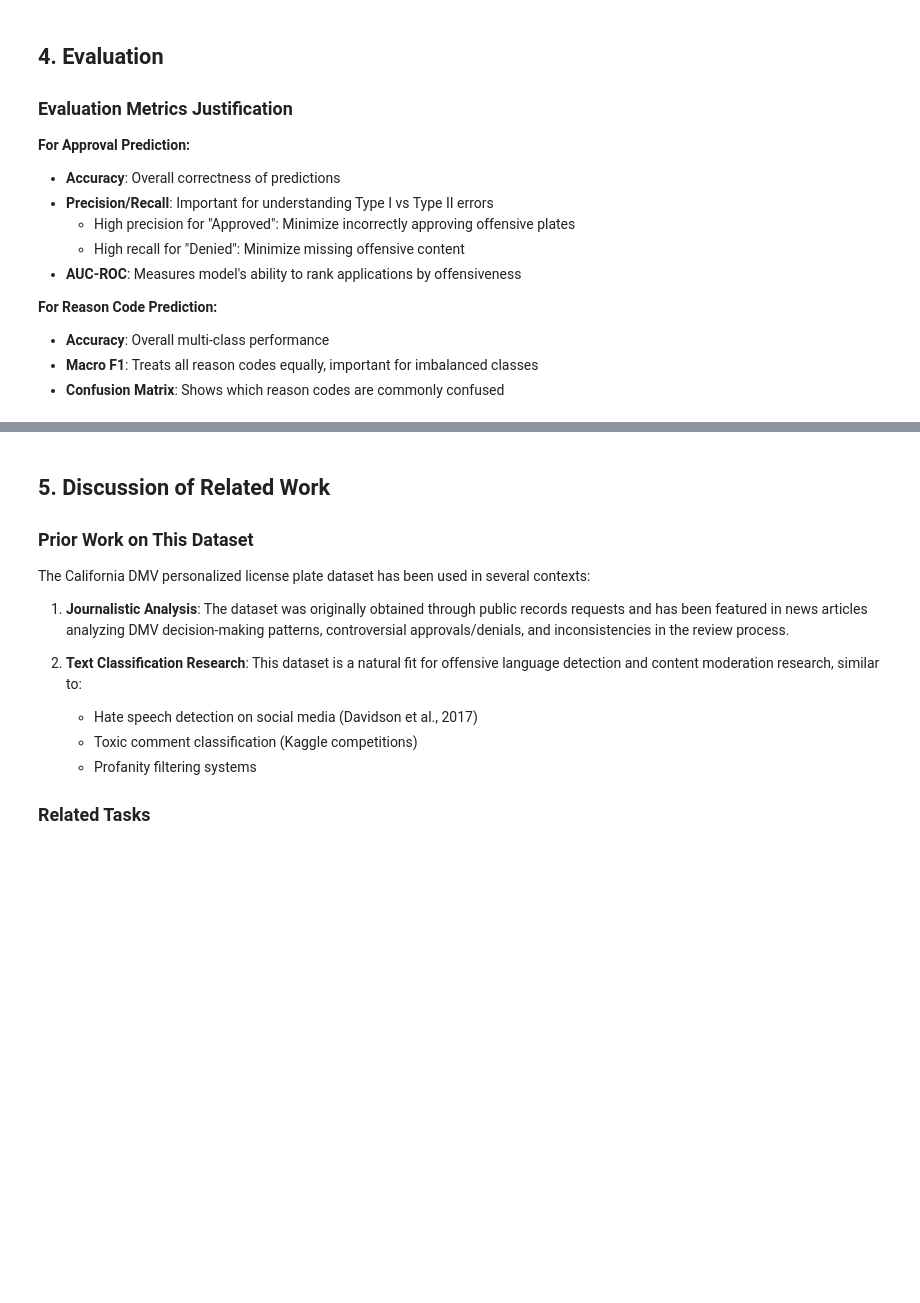
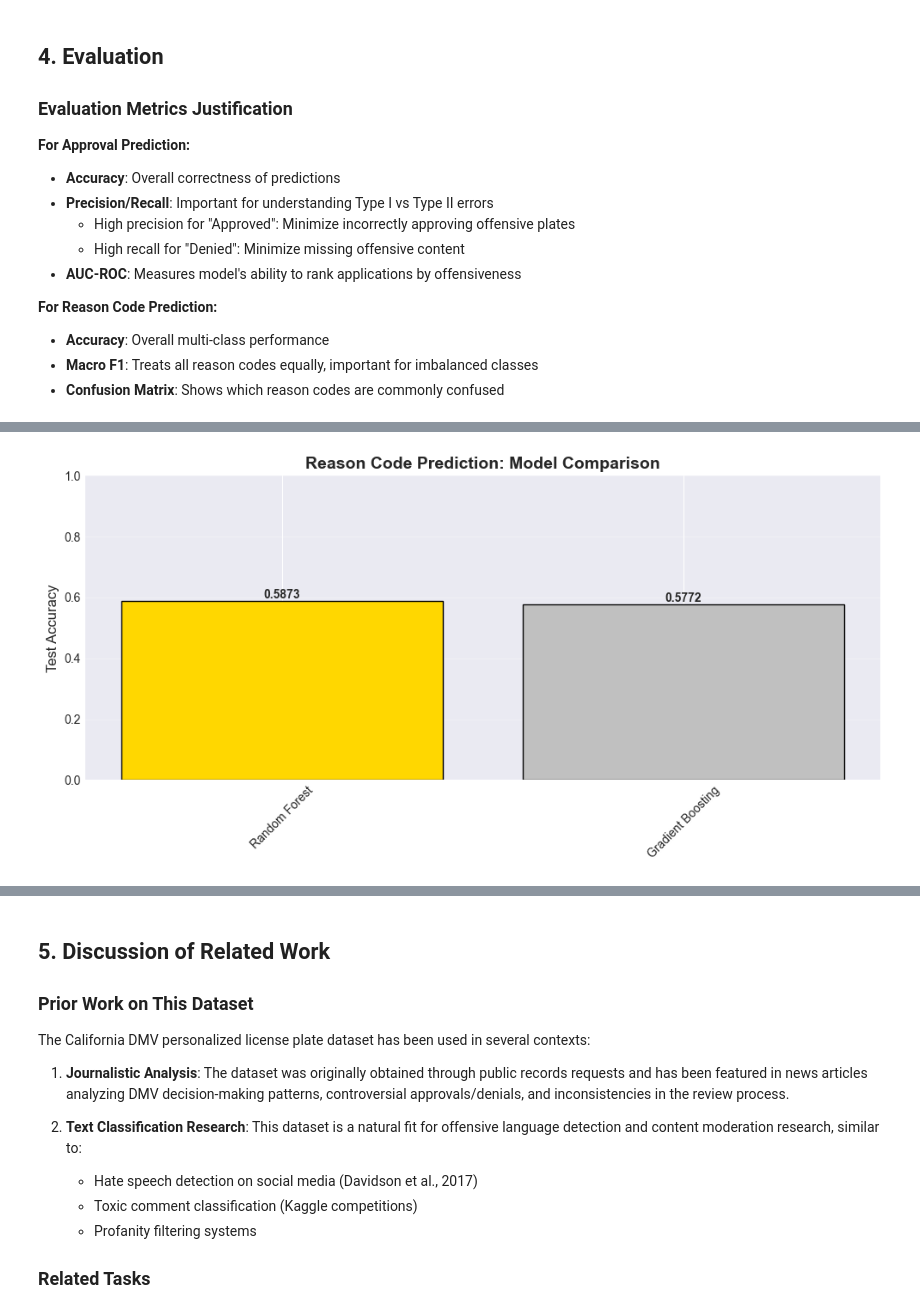
Before and after one commit to eholguin1/CSE-158, a Jupyter notebook: assignment2_notebook.ipynb, the cells around one changed output, grey strips where cells are left out. Drawn from its saved outputs; the diff is of its cells as text; code cells hidden in the pictures; blank space fills up the shorter version.

```diff
--- a/assignment2_notebook.ipynb
+++ b/assignment2_notebook.ipynb
@@ -590,7 +710,7 @@ print("BASELINE 2: LOGISTIC REGRESSION")
 print("=" * 60)
 
 # Train logistic regression
-lr_model = LogisticRegression(max_iter=1000, random_state=42, C=1.0)
+lr_model = LogisticRegression(max_iter=1000, random_state=42, C=1.0, class_weight="balanced")
 lr_model.fit(X_train, y_train)
 
 # Predictions
@@ -641,7 +761,7 @@ print("MODEL 3: RANDOM FOREST")
 print("=" * 60)
 
 # Train Random Forest
-rf_model = RandomForestClassifier(n_estimators=100, max_depth=20,
+rf_model = RandomForestClassifier(n_estimators=100, class_weight="balanced", max_depth=20,
                                   random_state=42, n_jobs=-1)
 rf_model.fit(X_train, y_train)
 
@@ -813,7 +933,14 @@ if XGBOOST_AVAILABLE:
     print("=" * 60)
 
     # Train XGBoost
+    # Calculate scale_pos_weight for imbalanced classes
+    from collections import Counter
+    counts = Counter(y_train)
+    scale_pos_weight = counts[list(counts.keys())[0]] / counts[list(counts.keys())[1]]
+
     xgb_model = xgb.XGBClassifier(
+        scale_pos_weight=scale_pos_weight,
+
         n_estimators=150,
         learning_rate=0.1,
         max_depth=6,
@@ -1731,0 +1564,78 @@ plt.show()
+# %%
+# Model Comparison - Reason Code Prediction
+print("=" * 60)
+print("MODEL COMPARISON - REASON CODE PREDICTION")
+print("=" * 60)
+
+# Collect models that were trained
+models_reason = []
+accuracies_reason = []
+
+# Add models if they exist
+try:
+    acc_reason_rf
+    models_reason.append('Random Forest')
+    accuracies_reason.append(acc_reason_rf)
+except NameError:
+    pass
+
+try:
+    acc_reason_gb
+    models_reason.append('Gradient Boosting')
+    accuracies_reason.append(acc_reason_gb)
+except NameError:
+    pass
+
+try:
+    acc_reason_lr
+    models_reason.append('Logistic Regression')
+    accuracies_reason.append(acc_reason_lr)
+except NameError:
+    pass
+
+if models_reason:
+    reason_comparison_df = pd.DataFrame({
+        'Model': models_reason,
+        'Test Accuracy': accuracies_reason
+    })
+
+    # Sort by accuracy
+    reason_comparison_df = reason_comparison_df.sort_values('Test Accuracy', ascending=False).reset_index(drop=True)
+
+    print("\n", reason_comparison_df.to_string(index=False))
+
+    # Find best model
+    best_reason_model = reason_comparison_df.iloc[0]['Model']
+    best_reason_acc = reason_comparison_df.iloc[0]['Test Accuracy']
+
+    print(f"\n{'='*60}")
+    print(f"Best Reason Code Model: {best_reason_model}")
+    print(f"Test Accuracy: {best_reason_acc:.4f}")
+    print(f"{'='*60}")
+
+    # Visualize
+    plt.figure(figsize=(10, 5))
+    colors = ['gold' if i == 0 else 'silver' if i == 1 else 'steelblue'
+              for i in range(len(reason_comparison_df))]
+    bars = plt.bar(range(len(reason_comparison_df)),
+                   reason_comparison_df['Test Accuracy'],
+                   color=colors, edgecolor='black')
+    plt.xticks(range(len(reason_comparison_df)), reason_comparison_df['Model'], rotation=45)
+    plt.ylabel('Test Accuracy', fontsize=12)
+    plt.title('Reason Code Prediction: Model Comparison', fontsize=14, fontweight='bold')
+    plt.ylim([0, 1])
+
+    # Add accuracy labels on bars
+    for bar, acc in zip(bars, reason_comparison_df['Test Accuracy']):
+        height = bar.get_height()
+        plt.text(bar.get_x() + bar.get_width()/2., height,
+                f'{acc:.4f}',
+                ha='center', va='bottom', fontsize=10, fontweight='bold')
+
+    plt.grid(axis='y', alpha=0.3)
+    plt.tight_layout()
+    plt.show()
+else:
+    print("\nNo reason code models have been trained yet.")
+    print("Please run the reason code model cells first.")
+# %% [output]
@@ -1732,3 +1654,4 @@ plt.show()
+[figure, added]
 # %%
 # Confusion Matrix - Approval Prediction (Best Model)
 print("=" * 60)
```
Also changed, not shown: parts of 30 cells of this notebook.
